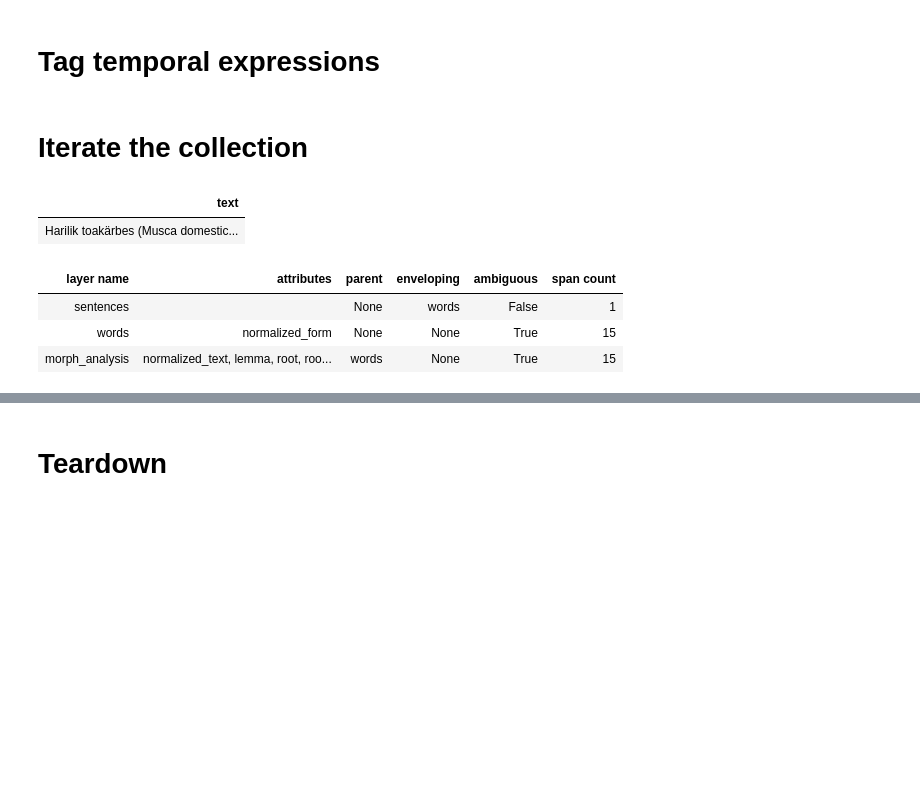
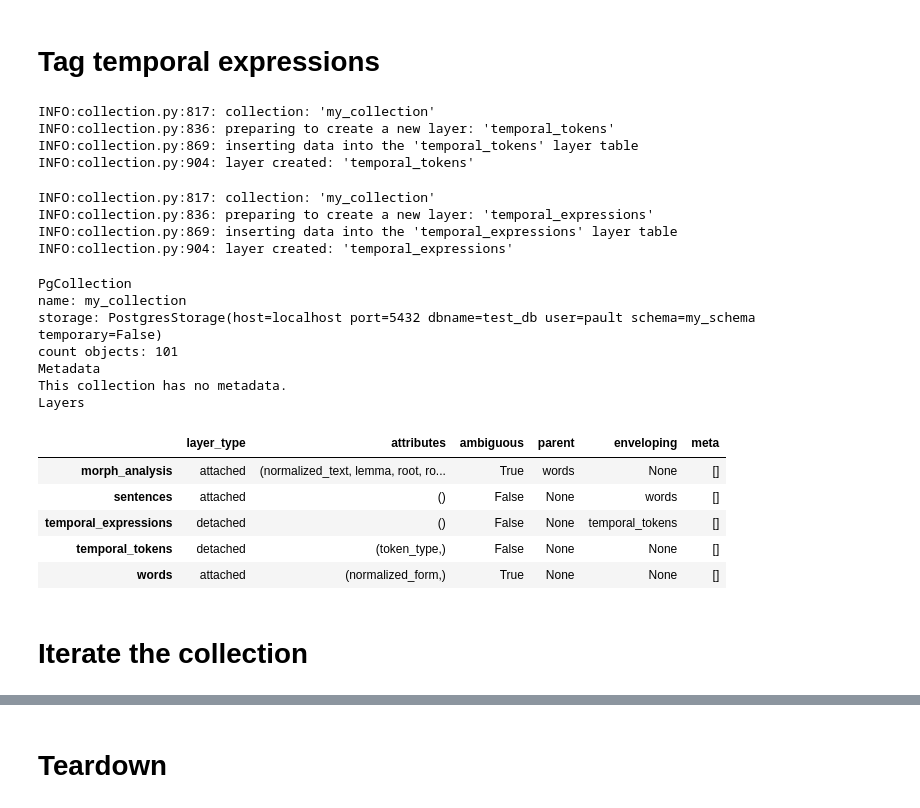
Before and after one commit to estnltk/presentation, a Jupyter notebook: 2019-10_pycon_paul_tammo/2019-10_pycon_paul_tammo.ipynb, the cells around one changed output, grey strips where cells are left out. Drawn from its saved outputs; the diff is of its cells as text; code cells hidden in the pictures; blank space fills up the shorter version.

```diff
--- a/2019-10_pycon_paul_tammo/2019-10_pycon_paul_tammo.ipynb
+++ b/2019-10_pycon_paul_tammo/2019-10_pycon_paul_tammo.ipynb
@@ -216,14 +204,35 @@ Layers
 | words | attached | (normalized_form,) | True | None | None | [] |
 # %% [markdown]
 # Tag temporal expressions
+# %%
+collection.create_layer(tagger=temporal_token_tagger)
+# %% [output]
+INFO:collection.py:817: collection: 'my_collection'
+INFO:collection.py:836: preparing to create a new layer: 'temporal_tokens'
+INFO:collection.py:869: inserting data into the 'temporal_tokens' layer table
+INFO:collection.py:904: layer created: 'temporal_tokens'
+# %%
+collection.create_layer(tagger=temporal_expression_tagger)
+# %% [output]
+INFO:collection.py:817: collection: 'my_collection'
+INFO:collection.py:836: preparing to create a new layer: 'temporal_expressions'
+INFO:collection.py:869: inserting data into the 'temporal_expressions' layer table
+INFO:collection.py:904: layer created: 'temporal_expressions'
+# %%
+collection
+# %% [output]
+PgCollection
+name: my_collection
+storage: PostgresStorage(host=localhost port=5432 dbname=test_db user=pault schema=my_schema temporary=False)
+count objects: 101
+Metadata
+This collection has no metadata.
+Layers
+|  | layer_type | attributes | ambiguous | parent | enveloping | meta |
+| morph_analysis | attached | (normalized_text, lemma, root, ro... | True | words | None | [] |
+| sentences | attached | () | False | None | words | [] |
+| temporal_expressions | detached | () | False | None | temporal_tokens | [] |
+| temporal_tokens | detached | (token_type,) | False | None | None | [] |
+| words | attached | (normalized_form,) | True | None | None | [] |
 # %% [markdown]
 # Iterate the collection
-# %%
-collection[0]
-# %% [output]
-| text |
-| Harilik toakärbes (Musca domestic... |
-| layer name | attributes | parent | enveloping | ambiguous | span count |
-| sentences |  | None | words | False | 1 |
-| words | normalized_form | None | None | True | 15 |
-| morph_analysis | normalized_text, lemma, root, roo... | words | None | True | 15 |
```
Also changed, not shown: parts of 13 cells of this notebook.
